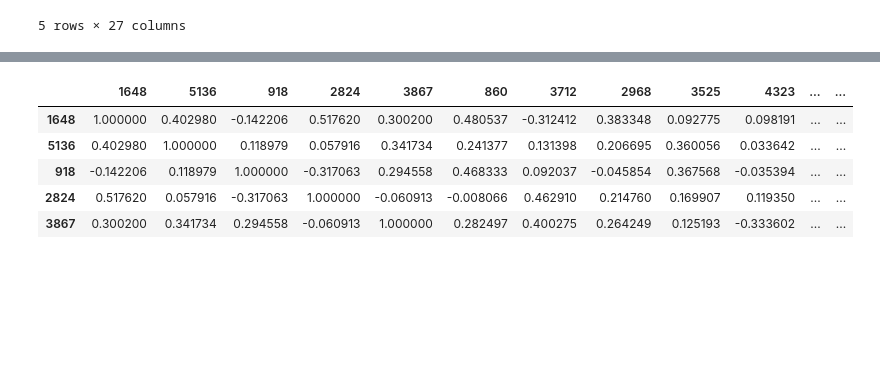
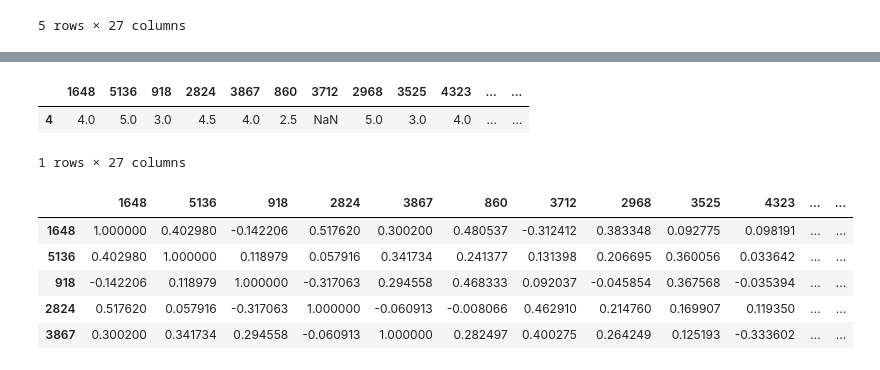
Before and after one commit to ali-d-nasseri/Recommender-System, a Jupyter notebook: Coursera Notes/Coursera project.ipynb, the cells around one changed output, grey strips where cells are left out. Saved outputs shown, nothing was run; the diff lists cells and outputs as text; code cells hidden in the pictures; blank space fills up the shorter version.

```diff
--- a/Coursera Notes/Coursera project.ipynb
+++ b/Coursera Notes/Coursera project.ipynb
@@ -35,3 +35,5 @@ df.head()
 | 3 | NaN | 4.0 | NaN | NaN | NaN | NaN | 4.5 | 2.0 | 3.5 | 5.0 | ... | ... |
 | 4 | 4.0 | 5.0 | 3.0 | 4.5 | 4.0 | 2.5 | NaN | 5.0 | 3.0 | 4.0 | ... | ... |
 5 rows × 27 columns
+# %%
+df['Movie_Id']=df['Movie_Id'].astype('int')
@@ -38,3 +60,9 @@ df.head()
+# %%
+df[df['Movie_Id'] == 22]
+# %% [output]
+|  | 1648 | 5136 | 918 | 2824 | 3867 | 860 | 3712 | 2968 | 3525 | 4323 | ... | ... |
+| 4 | 4.0 | 5.0 | 3.0 | 4.5 | 4.0 | 2.5 | NaN | 5.0 | 3.0 | 4.0 | ... | ... |
+1 rows × 27 columns
 # %%
 df1 = df.corr()
 df1.head()
```
Also changed, not shown: parts of 2 cells of this notebook.
